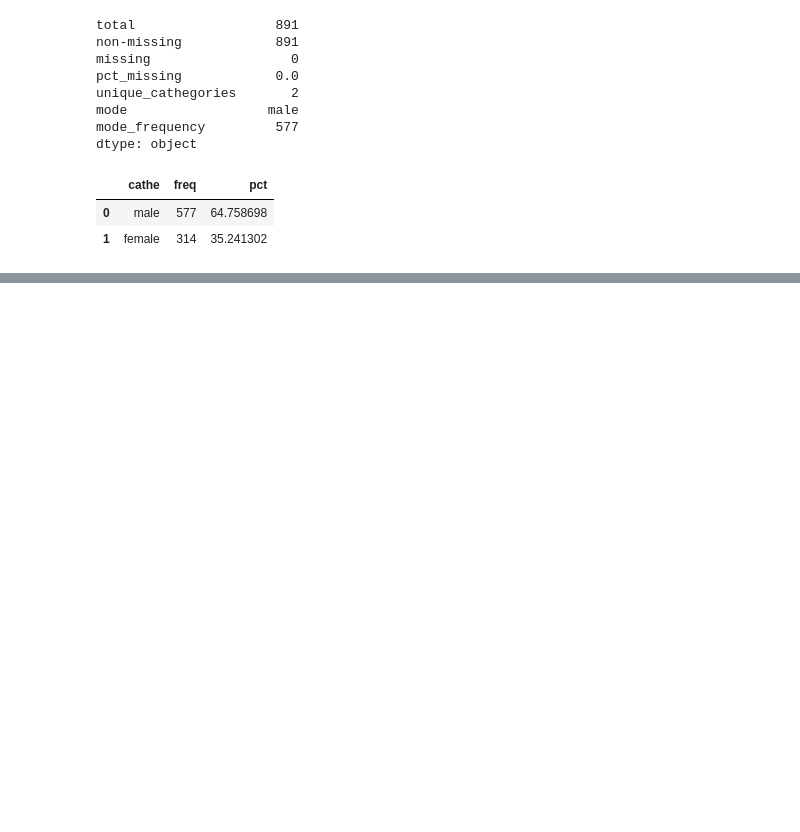
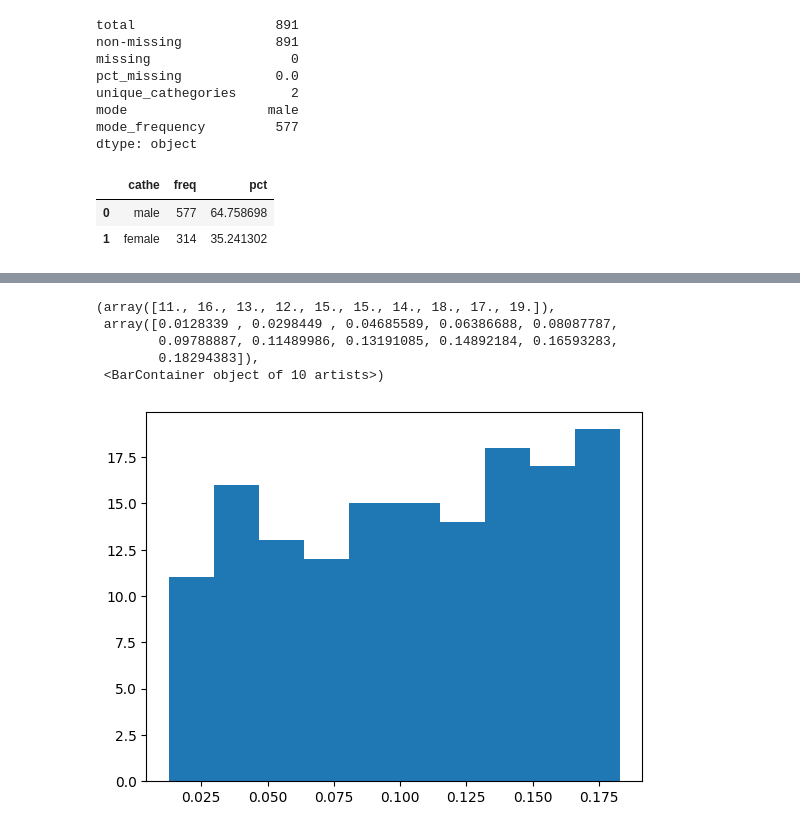
Before and after one commit to EdilbertoAntonio/ejercicios_maestria_icd, a Jupyter notebook: mineria de datos/Exploratory analysis_Visualization.ipynb, the cells around one changed output, grey strips where cells are left out. Cells and saved outputs as stored; diff of their text form; code cells hidden in the pictures; blank space fills up the shorter version.

```diff
--- a/mineria de datos/Exploratory analysis_Visualization.ipynb
+++ b/mineria de datos/Exploratory analysis_Visualization.ipynb
@@ -281,3 +342,11 @@ dtype: object
 |  | cathe | freq | pct |
 | 0 | male | 577 | 64.758698 |
 | 1 | female | 314 | 35.241302 |
+# %%
+import pandas as pd
+import seaborn as sns
+# Bivariate, non-graphical, numerical vs numerical (corr, cov)
+iris = sns.load_dataset('iris')
+X = iris[['sepal_length', 'sepal_width']]
+display(X.corr(method='spearman')) # non-linear correlation
+display(X.corr(method='pearson')) #linear correlation
@@ -283,0 +410,30 @@ dtype: object
+# %%
+### Perform the bivariate non-graphical analysis using KDE for sepal quantities in 'Iris' and give relevant quantities
+
+from sklearn.neighbors import KernelDensity
+from sklearn.preprocessing import StandardScaler
+import numpy as np
+import matplotlib.pyplot as plt
+
+scaler = StandardScaler()
+X_standard = scaler.fit_transform(X)
+
+kde = KernelDensity(kernel='gaussian', bandwidth=0.3)
+kde.fit(X_standard)
+
+log_density = kde.score_samples(X_standard)
+density = np.exp(log_density)
+plt.hist(density)
+
+#dar el top 5 de valores más probables bivariados
+# estamos sumando 150 gaussianas?
+#
+# activity: we have report the top five values for density and corrdinates.
+# reporte bivariado no gráfico y usando kde.
+# %% [output]
+(array([11., 16., 13., 12., 15., 15., 14., 18., 17., 19.]),
+ array([0.0128339 , 0.0298449 , 0.04685589, 0.06386688, 0.08087787,
+        0.09788887, 0.11489986, 0.13191085, 0.14892184, 0.16593283,
+        0.18294383]),
+ <BarContainer object of 10 artists>)
+[figure, added]
```
Also changed, not shown: parts of 12 cells of this notebook, 13 other files.
